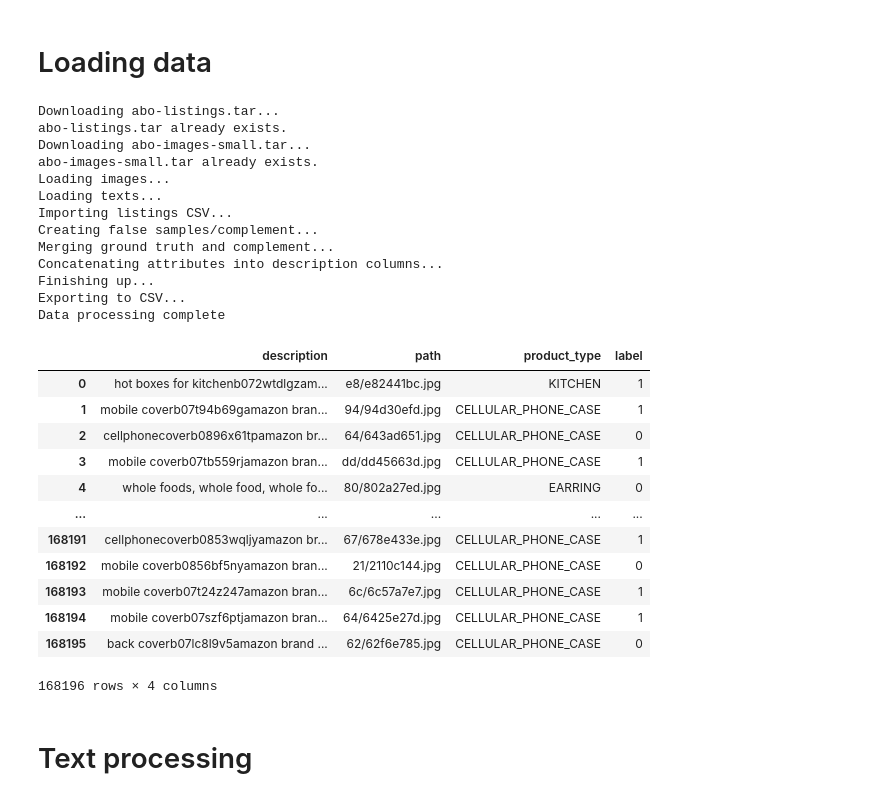
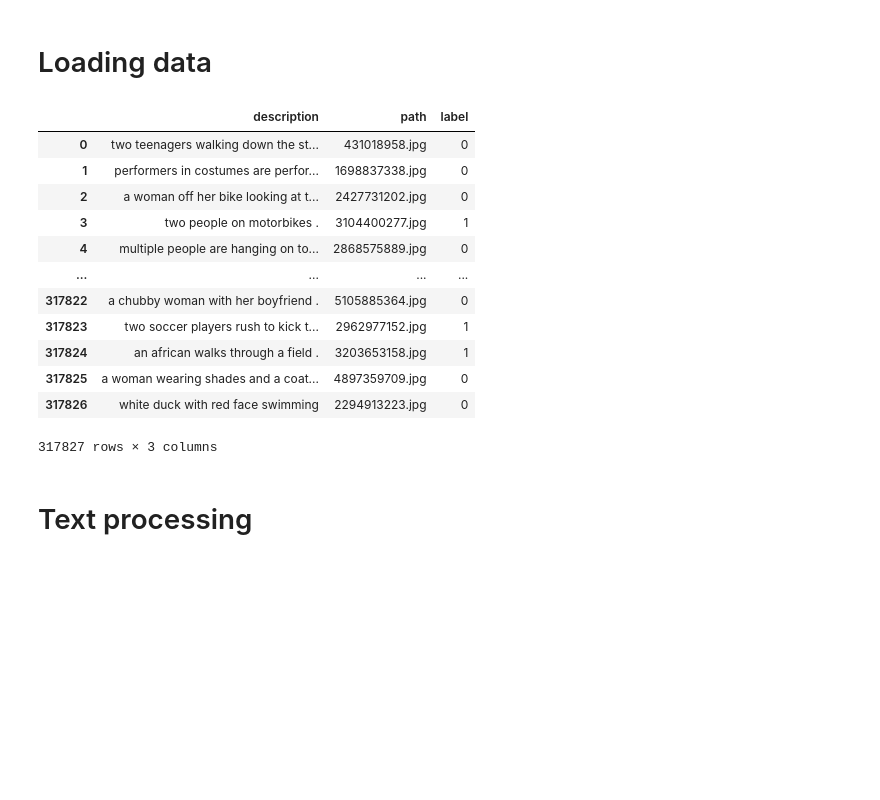
Before and after one commit to slacrum/multimodal_product_matching, a Jupyter notebook: notebooks/experiments/mnn_em_flickr30k.ipynb, the cells around one changed output. Drawn from its saved outputs; the diff is of its cells as text; code cells hidden in the pictures; blank space fills up the shorter version.

Commit message:
upload MNN-EM experiments + logs on Flickr30k and rename all files pertaining to ABO experiments to better differentiate experiments on multiple datasets

```diff
--- a/notebooks/experiments/mnn_em.ipynb
+++ b/notebooks/experiments/mnn_em_flickr30k.ipynb
@@ -41,6 +41,6 @@ from utils.text_processing import CharTokenizer
 if tf.config.list_physical_devices('GPU'):
     tf.config.experimental.get_memory_info("GPU:0")
 # %%
-config = json.load(open("./configs/mnn_em.json"))
+config = json.load(open("./configs/mnn_em_flickr30k_lr_1e-05.json"))
 # %% [markdown]
 # Loading data
@@ -49,44 +47,22 @@ from data_loader.abo import ABO
 # %%
-data = ABO(path=config["data"]["path"],
-           download=True,
-           extract=False,
-           preprocess=True,
-           alt_augment=False,
-           random_deletion=False,
-           export_csv=True).data
-
-# data = pd.read_csv(os.path.join(config["data"]["path"], "data.csv"))
-# data = data.drop({"Unnamed: 0"}, axis=1)
-
-data = data[['description', 'path', 'product_type', 'label']]
+data = pd.read_csv(os.path.join(config["data"]["path"], "data.csv"))
+data = data.drop({"Unnamed: 0"}, axis=1)
+data = data[['description', 'path', 'label']]
 data
 # %% [output]
+|  | description | path | label |
+| 0 | two teenagers walking down the st... | 431018958.jpg | 0 |
+| 1 | performers in costumes are perfor... | 1698837338.jpg | 0 |
+| 2 | a woman off her bike looking at t... | 2427731202.jpg | 0 |
+| 3 | two people on motorbikes . | 3104400277.jpg | 1 |
+| 4 | multiple people are hanging on to... | 2868575889.jpg | 0 |
+| ... | ... | ... | ... |
+| 317822 | a chubby woman with her boyfriend . | 5105885364.jpg | 0 |
+| 317823 | two soccer players rush to kick t... | 2962977152.jpg | 1 |
+| 317824 | an african walks through a field . | 3203653158.jpg | 1 |
+| 317825 | a woman wearing shades and a coat... | 4897359709.jpg | 0 |
+| 317826 | white duck with red face swimming | 2294913223.jpg | 0 |
-Downloading abo-listings.tar...
-abo-listings.tar already exists.
-Downloading abo-images-small.tar...
-abo-images-small.tar already exists.
-Loading images...
-Loading texts...
-Importing listings CSV...
-Creating false samples/complement...
-Merging ground truth and complement...
-Concatenating attributes into description columns...
-Finishing up...
-Exporting to CSV...
-Data processing complete
+317827 rows × 3 columns
-|  | description | path | product_type | label |
-| 0 | hot boxes for kitchenb072wtdlgzam... | e8/e82441bc.jpg | KITCHEN | 1 |
-| 1 | mobile coverb07t94b69gamazon bran... | 94/94d30efd.jpg | CELLULAR_PHONE_CASE | 1 |
-| 2 | cellphonecoverb0896x61tpamazon br... | 64/643ad651.jpg | CELLULAR_PHONE_CASE | 0 |
-| 3 | mobile coverb07tb559rjamazon bran... | dd/dd45663d.jpg | CELLULAR_PHONE_CASE | 1 |
-| 4 | whole foods, whole food, whole fo... | 80/802a27ed.jpg | EARRING | 0 |
-| ... | ... | ... | ... | ... |
-| 168191 | cellphonecoverb0853wqljyamazon br... | 67/678e433e.jpg | CELLULAR_PHONE_CASE | 1 |
-| 168192 | mobile coverb0856bf5nyamazon bran... | 21/2110c144.jpg | CELLULAR_PHONE_CASE | 0 |
-| 168193 | mobile coverb07t24z247amazon bran... | 6c/6c57a7e7.jpg | CELLULAR_PHONE_CASE | 1 |
-| 168194 | mobile coverb07szf6ptjamazon bran... | 64/6425e27d.jpg | CELLULAR_PHONE_CASE | 1 |
-| 168195 | back coverb07lc8l9v5amazon brand ... | 62/62f6e785.jpg | CELLULAR_PHONE_CASE | 0 |
-168196 rows × 4 columns
 # %%
 img = data[["path"]]  # two brackets for keeping the column name
 text = data["description"]
```
Also changed, not shown: parts of 19 cells of this notebook, 19 other files.
